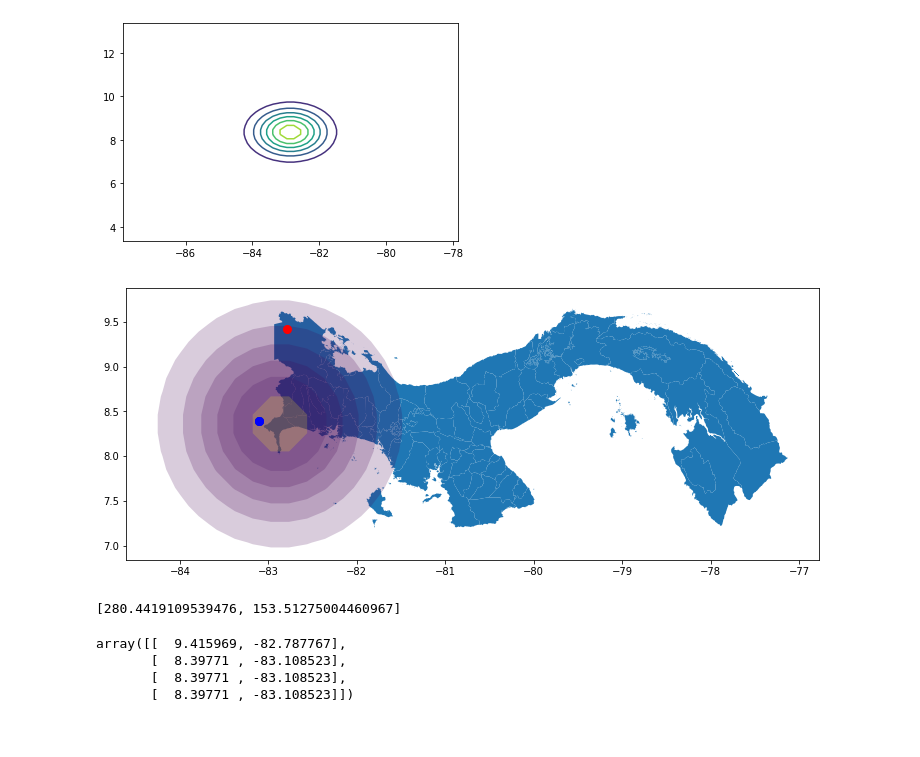
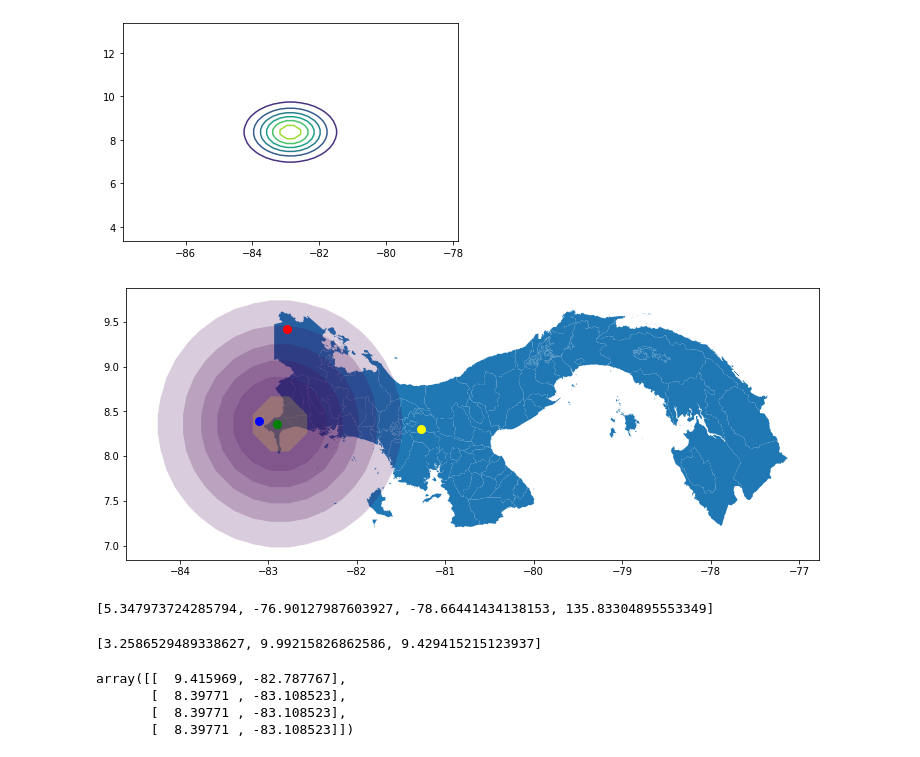
Before and after one commit to minigonche/synthetic_mobility_data_generator, a Jupyter notebook: Andrea.ipynb, the cells around one changed output. Saved outputs shown, nothing was run; the diff lists cells and outputs as text; code cells hidden in the pictures.

```diff
--- a/Andrea.ipynb
+++ b/Andrea.ipynb
@@ -48,21 +48,26 @@ gdf = t_0.generate_geopandas()
 # %%
 fig, ax = plt.subplots(1, 1, figsize=(15,5))
 
 # Panama, near epicenter, costa rica colors red, green, blue
-pois = [Point(-82.787767, 9.415969),  Point(-82.896869, 8.363514), Point(-83.108523, 8.397710)]
-colors = ["red", "green", "blue", "blue", "blue"]
+pois = [Point(-82.787767, 9.415969),  Point(-82.896869, 8.363514),
+        Point(-83.108523, 8.397710), Point(-81.274001, 8.302333), Point(-81.782823, 7.451571)]
+colors = ["red", "green", "blue", "yellow", "black"]
 gdf_panama.plot(ax=ax)
 gdf.plot(column="intensity", ax=ax, alpha=0.2)
 for idx, poi in enumerate(pois):
     ax.plot(poi.x, poi.y, color=colors[idx], marker='o',  markersize=8)
 # %% [output]
-[figure, old version]
+[figure, new version]
 # %%
 directions = t_0.direction(pois)
+directions
+# %% [output]
+[5.347973724285794, -76.90127987603927, -78.66441434138153, 135.83304895553349]
-# %%
-directions
-# %% [output]
-[280.4419109539476, 153.51275004460967]
+# %%
+intensities = t_0.intensity(pois)
+intensities
+# %% [output]
+[3.2586529489338627, 9.99215826862586, 9.429415215123937]
 # %%
 mean = (8.360193, -82.869058)
 def bearing(poi) -> float:
```
Also changed, not shown: 1 other file.
